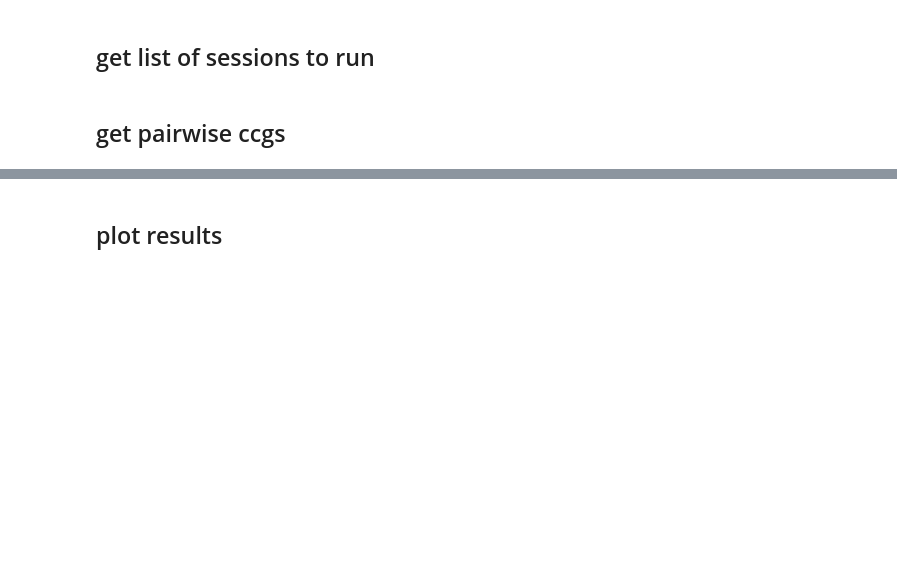
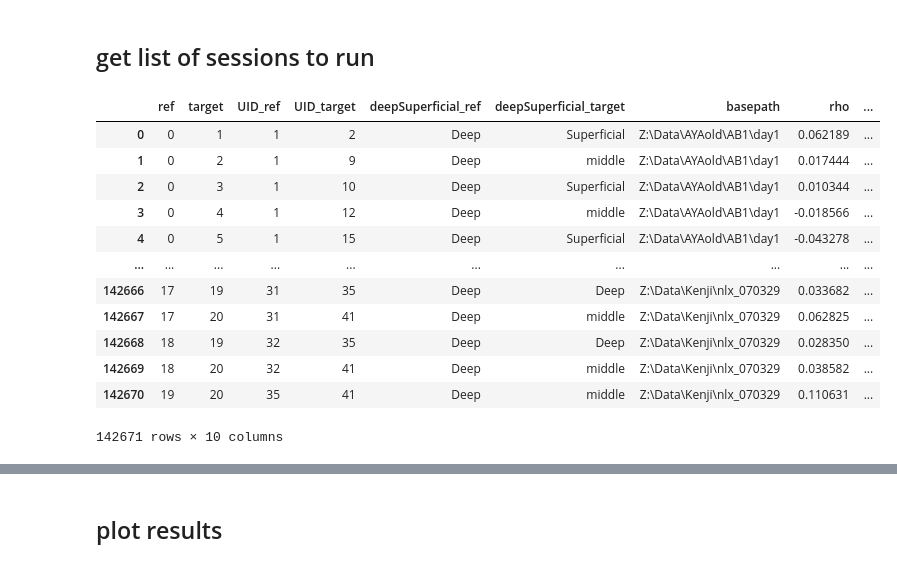
Before and after one commit to ryanharvey1/ripple_heterogeneity, a Jupyter notebook: python/notebooks/pairwise_ccg_deep_sup.ipynb, the cells around one changed output, grey strips where cells are left out. Drawn from its saved outputs; the diff is of its cells as text; code cells hidden in the pictures; blank space fills up the shorter version.

```diff
--- a/python/notebooks/pairwise_ccg_deep_sup.ipynb
+++ b/python/notebooks/pairwise_ccg_deep_sup.ipynb
@@ -42,2 +44,0 @@ df = df.loc[~not_to_use]
-# %% [markdown]
-## get pairwise ccgs
@@ -85,0 +47,16 @@ for basepath in df.basepath:
+# %%
+ccg_id_df
+# %% [output]
+|  | ref | target | UID_ref | UID_target | deepSuperficial_ref | deepSuperficial_target | basepath | rho | ... |
+| 0 | 0 | 1 | 1 | 2 | Deep | Superficial | Z:\Data\AYAold\AB1\day1 | 0.062189 | ... |
+| 1 | 0 | 2 | 1 | 9 | Deep | middle | Z:\Data\AYAold\AB1\day1 | 0.017444 | ... |
+| 2 | 0 | 3 | 1 | 10 | Deep | Superficial | Z:\Data\AYAold\AB1\day1 | 0.010344 | ... |
+| 3 | 0 | 4 | 1 | 12 | Deep | middle | Z:\Data\AYAold\AB1\day1 | -0.018566 | ... |
+| 4 | 0 | 5 | 1 | 15 | Deep | Superficial | Z:\Data\AYAold\AB1\day1 | -0.043278 | ... |
+| ... | ... | ... | ... | ... | ... | ... | ... | ... | ... |
+| 142666 | 17 | 19 | 31 | 35 | Deep | Deep | Z:\Data\Kenji\nlx_070329 | 0.033682 | ... |
+| 142667 | 17 | 20 | 31 | 41 | Deep | middle | Z:\Data\Kenji\nlx_070329 | 0.062825 | ... |
+| 142668 | 18 | 19 | 32 | 35 | Deep | Deep | Z:\Data\Kenji\nlx_070329 | 0.028350 | ... |
+| 142669 | 18 | 20 | 32 | 41 | Deep | middle | Z:\Data\Kenji\nlx_070329 | 0.038582 | ... |
+| 142670 | 19 | 20 | 35 | 41 | Deep | middle | Z:\Data\Kenji\nlx_070329 | 0.110631 | ... |
+142671 rows × 10 columns
```
Also changed, not shown: parts of 7 cells of this notebook.
